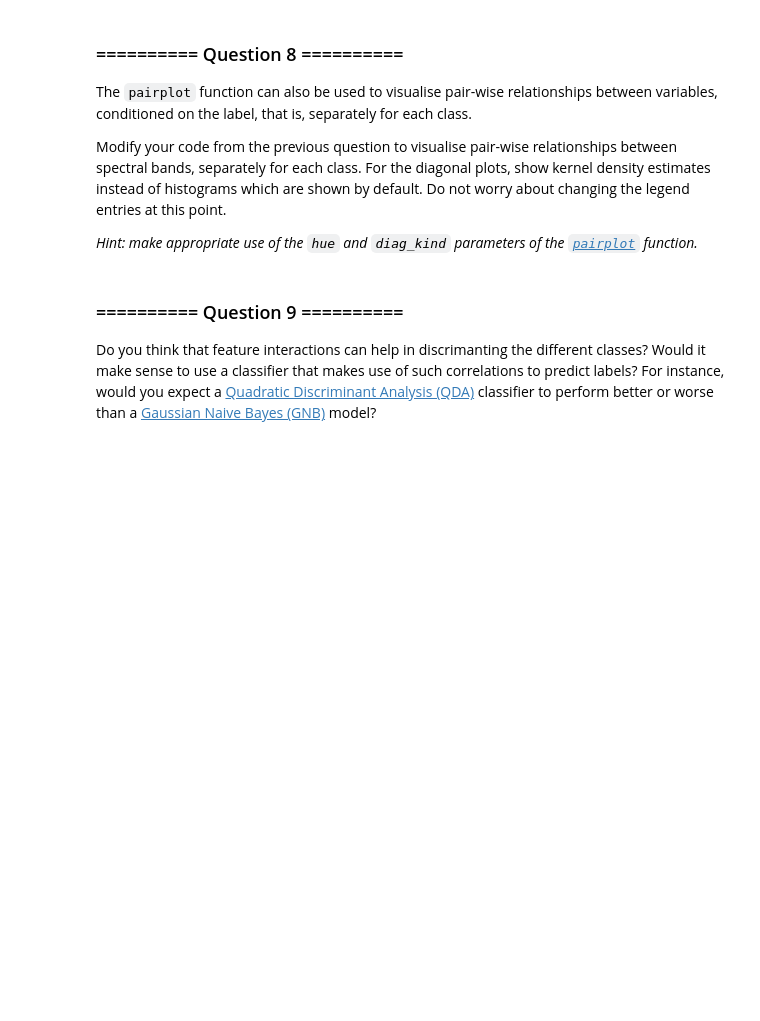
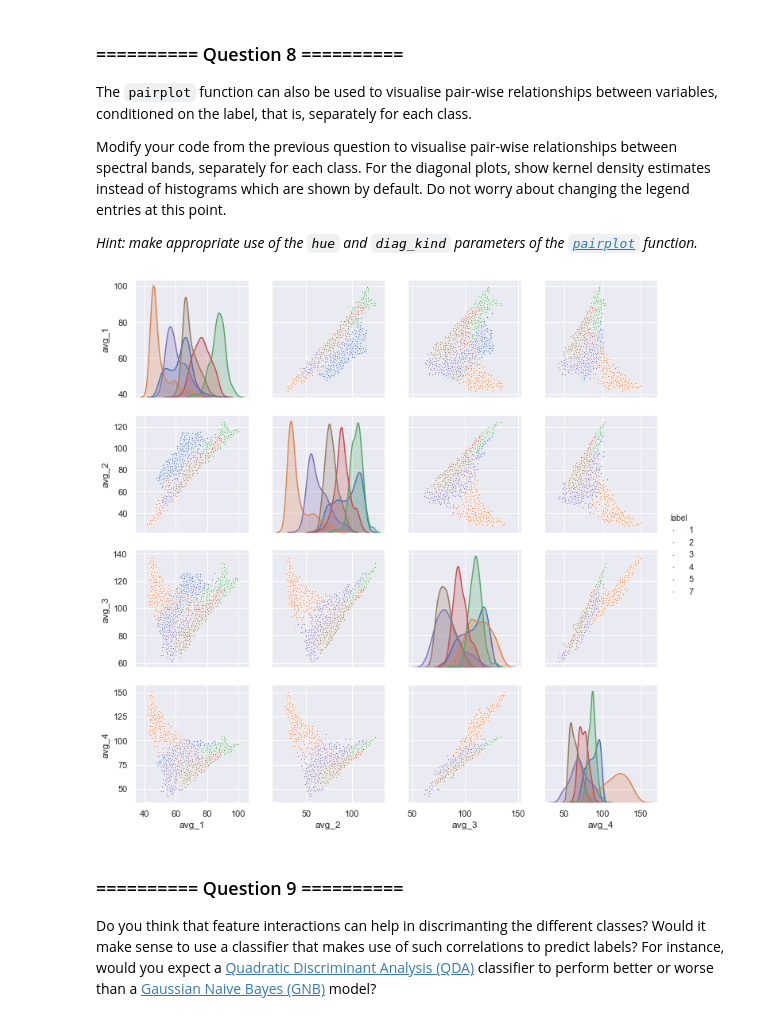
Before and after one commit to chrisdoyleIE/Data-Mining-and-Exploration, a Jupyter notebook: 01_Lab_1_Visualisation.ipynb, the cells around one changed output. Saved outputs shown, nothing was run; the diff lists cells and outputs as text; code cells hidden in the pictures; blank space fills up the shorter version.

```diff
--- a/01_Lab_1_Visualisation.ipynb
+++ b/01_Lab_1_Visualisation.ipynb
@@ -419,3 +485,8 @@ Modify your code from the previous question to visualise pair-wise relationships
+# %%
+sns.pairplot(landsat_train, vars=column_headings, hue='label', diag_kind = 'kde', plot_kws={'s' : 6})
+plt.show()
+# %% [output]
+[figure, added]
 # %% [markdown]
 ### ========== Question 9 ==========
 Do you think that feature interactions can help in discrimanting the different classes? Would it make sense to use a classifier that makes use of such correlations to predict labels? For instance, would you expect a [Quadratic Discriminant Analysis (QDA)](https://en.wikipedia.org/wiki/Quadratic_classifier) classifier to perform better or worse than a [Gaussian Naive Bayes (GNB)](https://en.wikipedia.org/wiki/Naive_Bayes_classifier#Gaussian_naive_Bayes) model?
```
Also changed, not shown: parts of 19 cells of this notebook.
